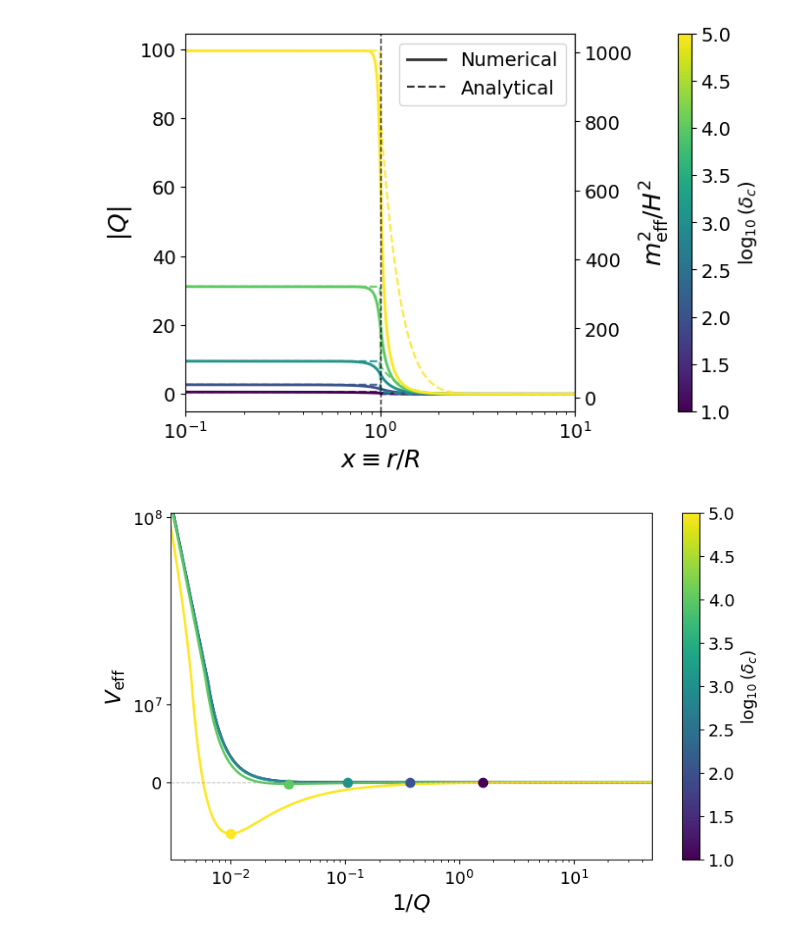
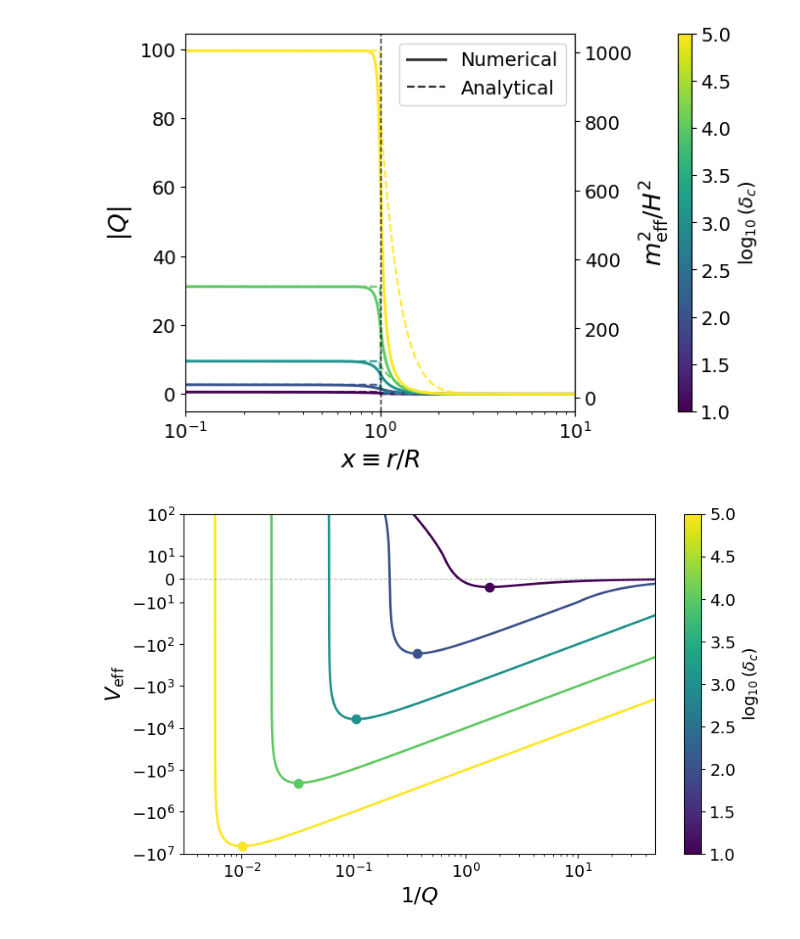
Before and after one commit to sergisl/escut, a Jupyter notebook: notebooks/chameleon-screening.ipynb, the cells around one changed output. Drawn from its saved outputs; the diff is of its cells as text; code cells hidden in the pictures.

Commit message:
Update notebooks and modules: clean imports, add V_eff, export plot_effective_potential

```diff
--- a/notebooks/chameleon-screening.ipynb
+++ b/notebooks/chameleon-screening.ipynb
@@ -163,22 +172,19 @@ plot_profiles_and_effective_mass_combined(
 plt.show()
 # %% [output]
 [figure]
-# %%
-# §3 – Effective potential landscape
-import importlib
-import sys
-
-# Reload in dependency order: physics_utils first, then plotting, then escut
-for mod_name in ["physics_utils", "plotting", "escut"]:
-    if mod_name in sys.modules:
-        importlib.reload(sys.modules[mod_name])
-
-from escut import plot_effective_potential
-
-fig, ax = plot_effective_potential(
-    delta_cs, A, B, C, S,
-    save="chameleon_effective_potential.pdf",
-)
-plt.show()
-# %% [output]
-[figure, removed]
+# %%
+fig, ax = plotting.plot_effective_potential(
+    delta_cs, A, B, C, S,
+)
+
+ax.set_yscale("symlog", linthresh=1e1, linscale=0.5)
+ax.set_ylim(-1e7, 1e2)
+
+yticks = [-(10.0**k) for k in range(7, 0, -1)] + [0.0, 1e1, 1e2]
+ax.yaxis.set_major_locator(mticker.FixedLocator(yticks))
+ax.yaxis.set_minor_locator(mticker.NullLocator())
+
+fig.savefig("chameleon_effective_potential.pdf", dpi=300, bbox_inches="tight")
+plt.show()
+# %% [output]
+[figure, added]
```
Also changed, not shown: parts of 3 cells of this notebook, 5 other files.
